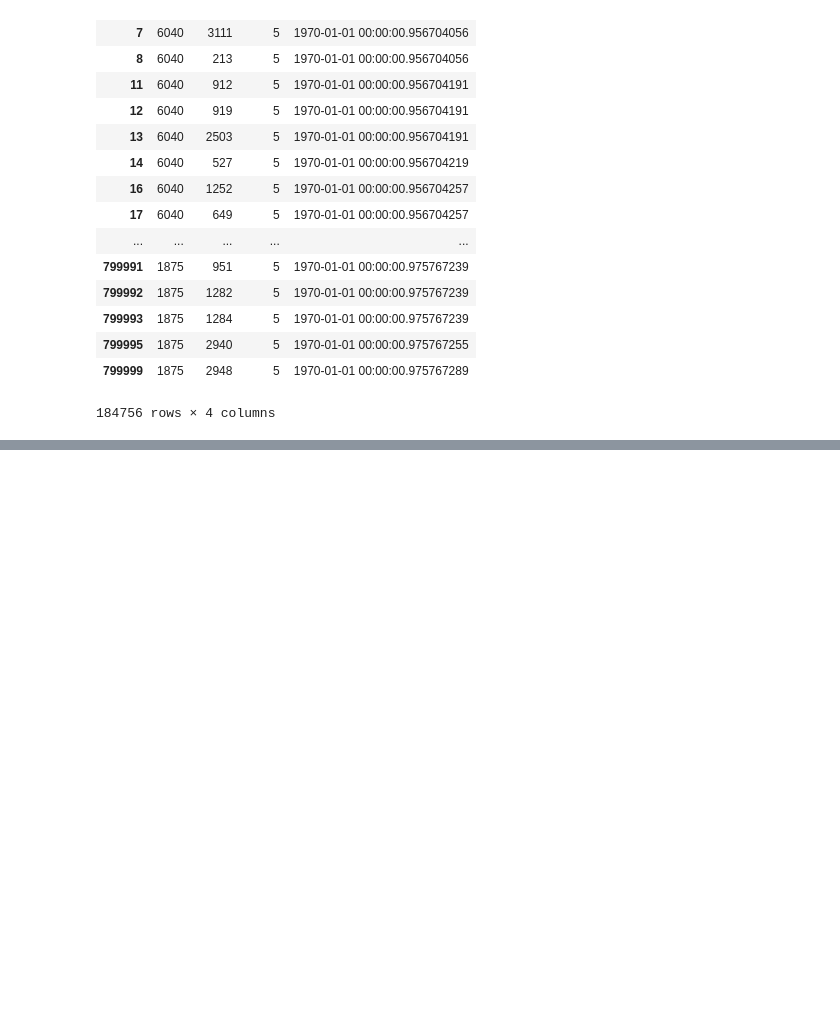
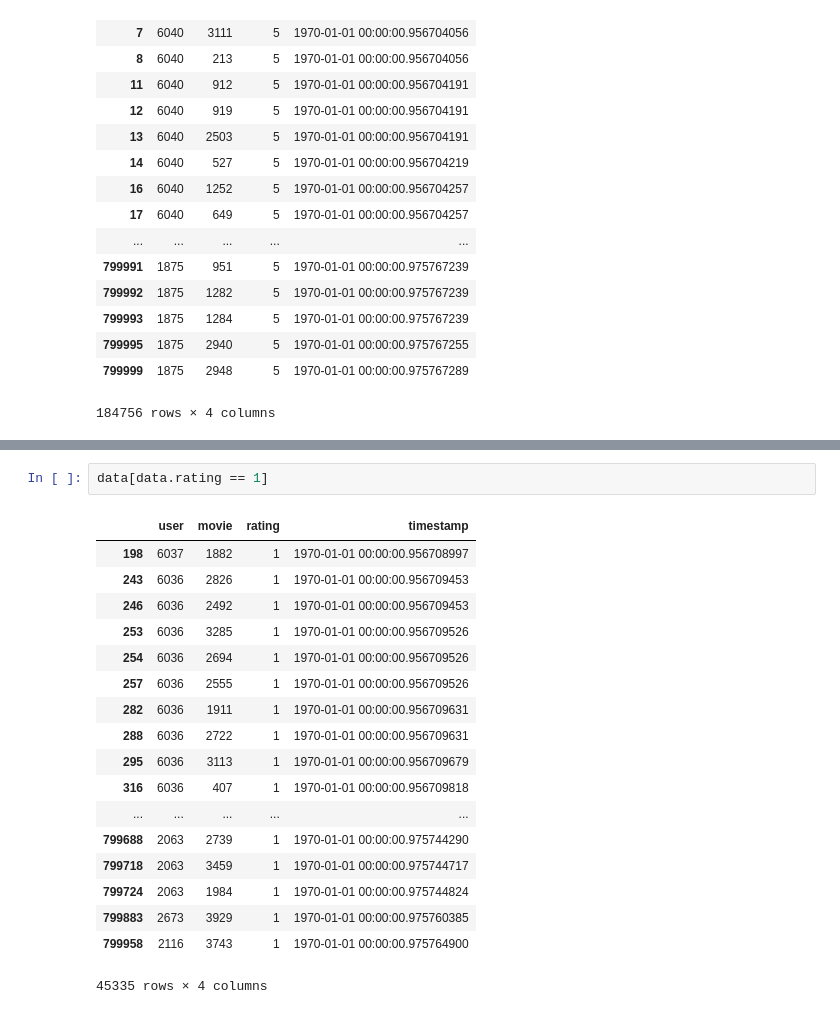
Before and after one commit to david-yang2/guess_my_ratings, a Jupyter notebook: EDA.ipynb, the cells around one changed output, grey strips where cells are left out. Drawn from its saved outputs; the diff is of its cells as text; blank space fills up the shorter version.

```diff
--- a/EDA.ipynb
+++ b/EDA.ipynb
@@ -104,0 +168,21 @@ data[data.rating == 5]
+# %%
+data[data.rating == 1]
+# %% [output]
+|  | user | movie | rating | timestamp |
+| 198 | 6037 | 1882 | 1 | 1970-01-01 00:00:00.956708997 |
+| 243 | 6036 | 2826 | 1 | 1970-01-01 00:00:00.956709453 |
+| 246 | 6036 | 2492 | 1 | 1970-01-01 00:00:00.956709453 |
+| 253 | 6036 | 3285 | 1 | 1970-01-01 00:00:00.956709526 |
+| 254 | 6036 | 2694 | 1 | 1970-01-01 00:00:00.956709526 |
+| 257 | 6036 | 2555 | 1 | 1970-01-01 00:00:00.956709526 |
+| 282 | 6036 | 1911 | 1 | 1970-01-01 00:00:00.956709631 |
+| 288 | 6036 | 2722 | 1 | 1970-01-01 00:00:00.956709631 |
+| 295 | 6036 | 3113 | 1 | 1970-01-01 00:00:00.956709679 |
+| 316 | 6036 | 407 | 1 | 1970-01-01 00:00:00.956709818 |
+| ... | ... | ... | ... | ... |
+| 799688 | 2063 | 2739 | 1 | 1970-01-01 00:00:00.975744290 |
+| 799718 | 2063 | 3459 | 1 | 1970-01-01 00:00:00.975744717 |
+| 799724 | 2063 | 1984 | 1 | 1970-01-01 00:00:00.975744824 |
+| 799883 | 2673 | 3929 | 1 | 1970-01-01 00:00:00.975760385 |
+| 799958 | 2116 | 3743 | 1 | 1970-01-01 00:00:00.975764900 |
+45335 rows × 4 columns
```
Also changed, not shown: parts of 3 cells of this notebook.
